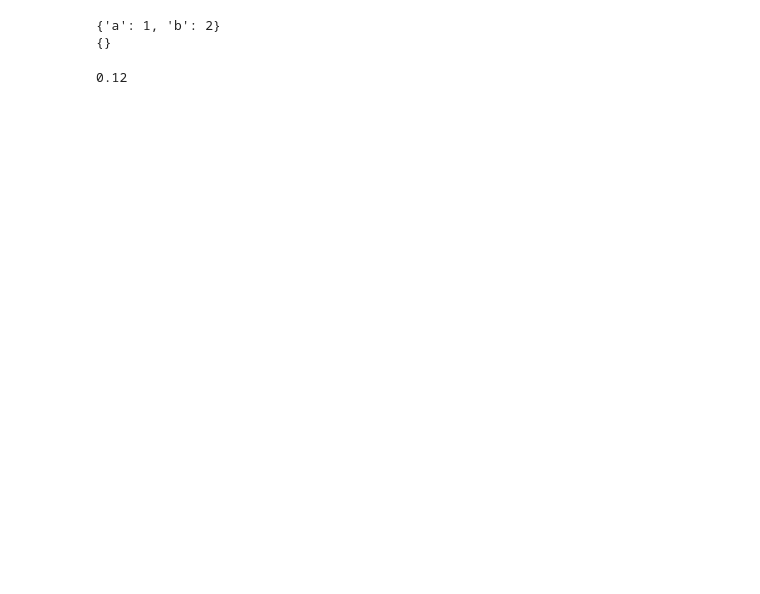
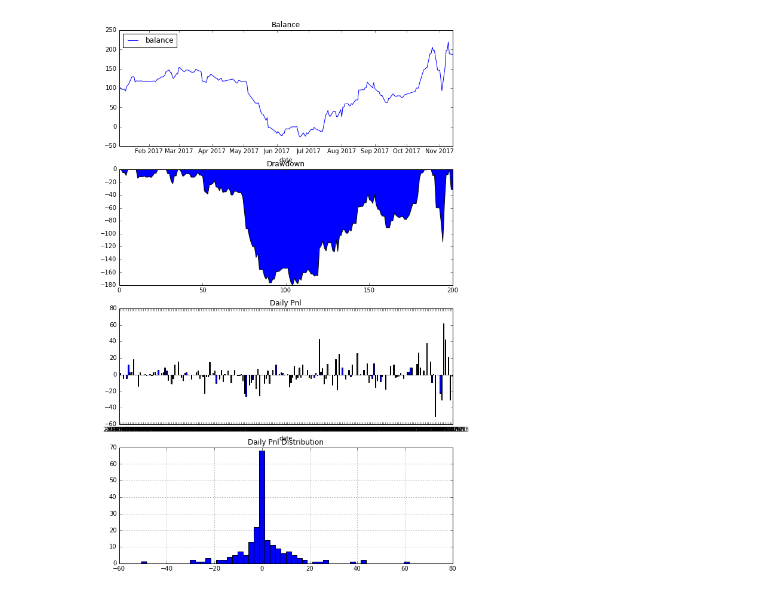
Before and after one commit to lo-e/python-for-investment, a Jupyter notebook: jupyter/Dual Thrust.ipynb, the cells around one changed output. Drawn from its saved outputs; the diff is of its cells as text; code cells hidden in the pictures; blank space fills up the shorter version.

Commit message:
update Dual Thrust

```diff
--- a/jupyter/Dual Thrust.ipynb
+++ b/jupyter/Dual Thrust.ipynb
@@ -221,7 +257,7 @@ class DualThrustStrategy(CtaTemplate):
 #初始化数据需要的自然日天数
 initDays = 3
 #初始资金
-DualThrustStrategy.capital = 1000000
+DualThrustStrategy.capital = 100
 
 #创建回测引擎实例
 engine = BacktestingEngine()
@@ -230,7 +266,7 @@ engine = BacktestingEngine()
 engine.setBacktestingMode(engine.TICK_MODE)
 
 #设置回测的起始日期
-engine.setStartDate('20170101', initDays = initDays) #这里的initDays是真正起作用的，20天是指自然日肯定不够的
+engine.setStartDate('20170101', initDays = initDays) #这里的initDays是真正起作用的
 
 #设置产品相关参数
 engine.setSlippage(0)           #滑点设置为0
@@ -249,5 +285,5 @@ engine.initStrategy(DualThrustStrategy, {})
 engine.runBacktesting()
 
 #显示回测结果
-#engine.showDailyResult()
+engine.showDailyResult()
 # %% [output]
@@ -271,14 +307 @@ cover (price = 9.29  pos = 100)
+[figure, added]
-# %%
-dic = {'a':1, 'b':2}
-print dic
-dic.clear()
-print dic
-# %% [output]
-{'a': 1, 'b': 2}
-{}
-# %%
-a = 0.123456
-b = round(a, 2)
-print b
-# %% [output]
-0.12
```
Also changed, not shown: parts of 2 cells of this notebook, 3 other files.
